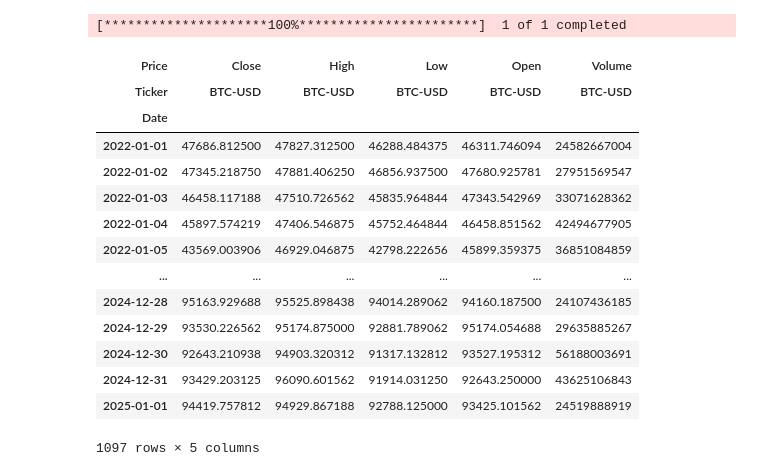
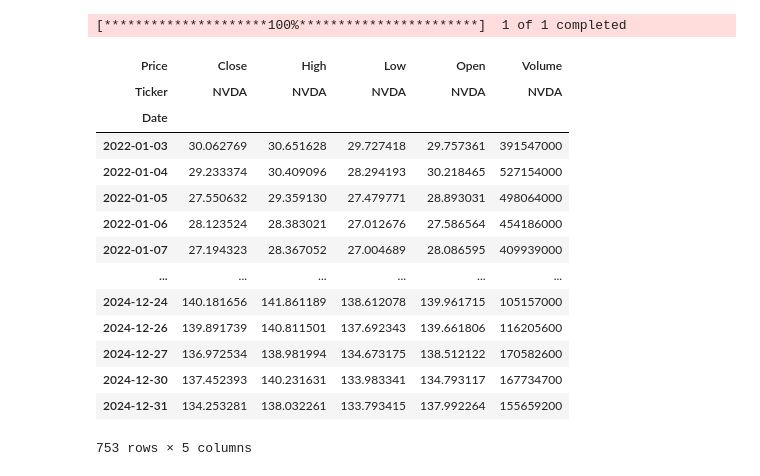
Before and after one commit to AshvikMishra/EMA-Crossover-Backtesting-Engine, a Jupyter notebook: ema_trading_algo.ipynb, the cells around one changed output. Drawn from its saved outputs; the diff is of its cells as text; code cells hidden in the pictures.

```diff
--- a/ema_trading_algo.ipynb
+++ b/ema_trading_algo.ipynb
@@ -7,34 +7,34 @@ from datetime import timedelta, datetime, date
 # %%
 #Custom Yahoo Finance Get Data Fn
 def GetYahooFinanceData(ticker, start, end):
     formatDate = "%Y-%m-%d"
     end = datetime.strptime(end, formatDate)
     end = end + timedelta(days = 1)
     end = end.strftime(formatDate)
     #this is to make sure the end date is included in the df
 
     df = yf.download(ticker, start, end)
     return df
 
-stock_data = GetYahooFinanceData('BTC-USD','2022-01-01','2025-01-01')
+stock_data = GetYahooFinanceData('NVDA','2022-01-01','2025-01-01')
 stock_data
 # %% [output]
 [*********************100%***********************]  1 of 1 completed
 | Price | Close | High | Low | Open | Volume |
-| Ticker | BTC-USD | BTC-USD | BTC-USD | BTC-USD | BTC-USD |
+| Ticker | NVDA | NVDA | NVDA | NVDA | NVDA |
 | Date |  |  |  |  |  |
-| 2022-01-01 | 47686.812500 | 47827.312500 | 46288.484375 | 46311.746094 | 24582667004 |
-| 2022-01-02 | 47345.218750 | 47881.406250 | 46856.937500 | 47680.925781 | 27951569547 |
-| 2022-01-03 | 46458.117188 | 47510.726562 | 45835.964844 | 47343.542969 | 33071628362 |
-| 2022-01-04 | 45897.574219 | 47406.546875 | 45752.464844 | 46458.851562 | 42494677905 |
-| 2022-01-05 | 43569.003906 | 46929.046875 | 42798.222656 | 45899.359375 | 36851084859 |
+| 2022-01-03 | 30.062769 | 30.651628 | 29.727418 | 29.757361 | 391547000 |
+| 2022-01-04 | 29.233374 | 30.409096 | 28.294193 | 30.218465 | 527154000 |
+| 2022-01-05 | 27.550632 | 29.359130 | 27.479771 | 28.893031 | 498064000 |
+| 2022-01-06 | 28.123524 | 28.383021 | 27.012676 | 27.586564 | 454186000 |
+| 2022-01-07 | 27.194323 | 28.367052 | 27.004689 | 28.086595 | 409939000 |
 | ... | ... | ... | ... | ... | ... |
-| 2024-12-28 | 95163.929688 | 95525.898438 | 94014.289062 | 94160.187500 | 24107436185 |
-| 2024-12-29 | 93530.226562 | 95174.875000 | 92881.789062 | 95174.054688 | 29635885267 |
-| 2024-12-30 | 92643.210938 | 94903.320312 | 91317.132812 | 93527.195312 | 56188003691 |
-| 2024-12-31 | 93429.203125 | 96090.601562 | 91914.031250 | 92643.250000 | 43625106843 |
-| 2025-01-01 | 94419.757812 | 94929.867188 | 92788.125000 | 93425.101562 | 24519888919 |
+| 2024-12-24 | 140.181656 | 141.861189 | 138.612078 | 139.961715 | 105157000 |
+| 2024-12-26 | 139.891739 | 140.811501 | 137.692343 | 139.661806 | 116205600 |
+| 2024-12-27 | 136.972534 | 138.981994 | 134.673175 | 138.512122 | 170582600 |
+| 2024-12-30 | 137.452393 | 140.231631 | 133.983341 | 134.793117 | 167734700 |
+| 2024-12-31 | 134.253281 | 138.032261 | 133.793415 | 137.992264 | 155659200 |
-1097 rows × 5 columns
+753 rows × 5 columns
 # %%
 #Calculate EMA12, EMA128, and EMA200 -> different lengths short to long term
 
```
Also changed, not shown: parts of 6 cells of this notebook, 1 other file.
